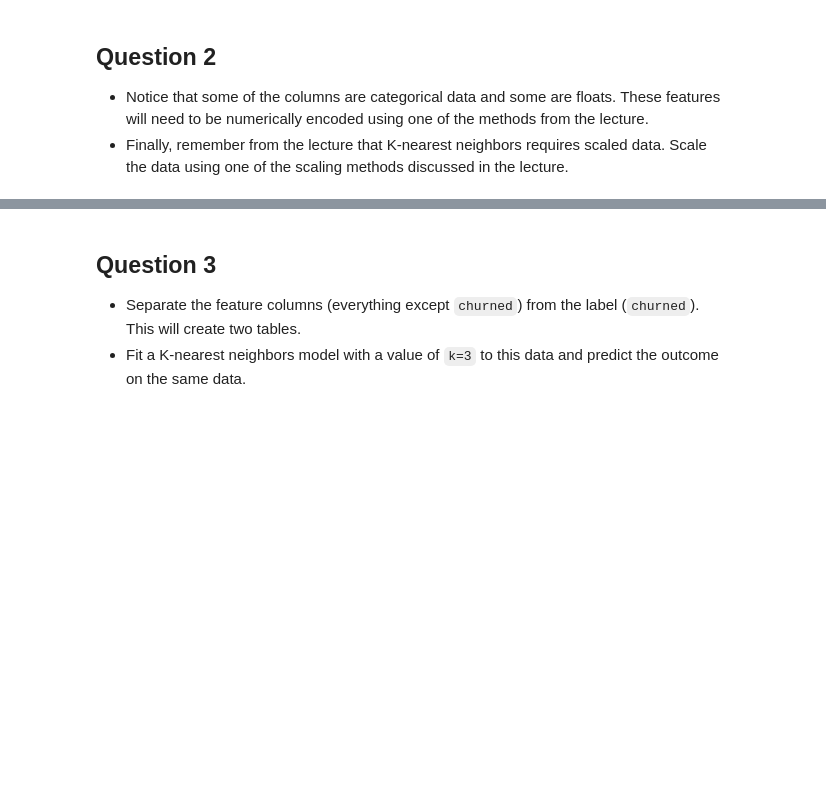
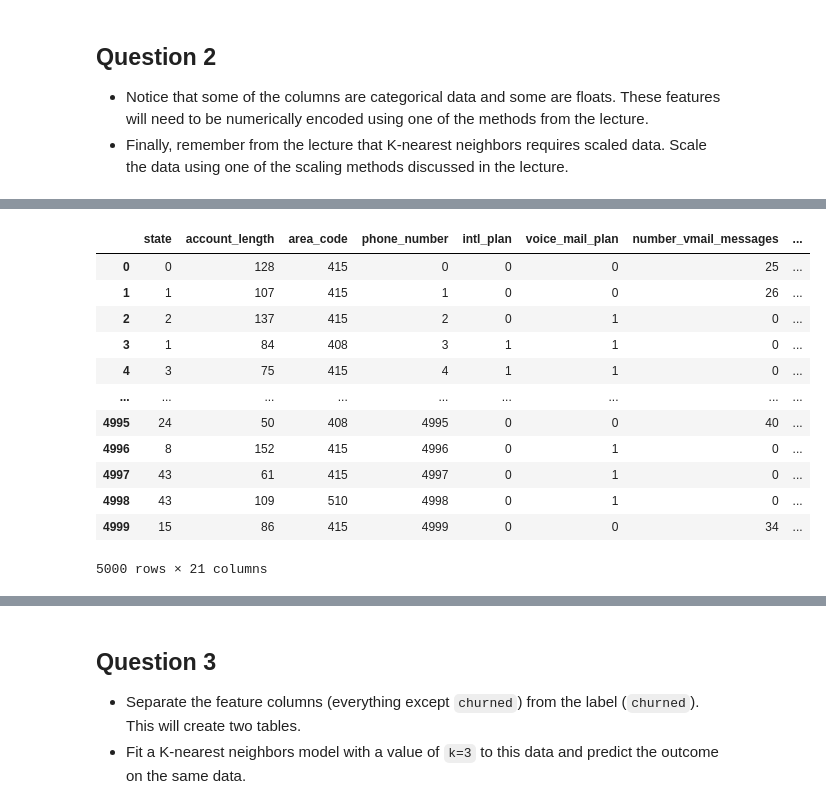
Before and after one commit to arthurabello/intel-machine-learning, a Jupyter notebook: Class2-Introduction_to_Supervised_Learning_and_K_Nearest_Neighbors/Supervised_Learning_and_K_Nearest_Neighbors_Exercises.ipynb, the cells around one changed output, grey strips where cells are left out. Saved outputs shown, nothing was run; the diff lists cells and outputs as text; code cells hidden in the pictures; blank space fills up the shorter version.

```diff
--- a/Class2-Introduction_to_Supervised_Learning_and_K_Nearest_Neighbors/Supervised_Learning_and_K_Nearest_Neighbors_Exercises.ipynb
+++ b/Class2-Introduction_to_Supervised_Learning_and_K_Nearest_Neighbors/Supervised_Learning_and_K_Nearest_Neighbors_Exercises.ipynb
@@ -116,0 +73,46 @@ MaxAbsScaler = MaxAbsScaler()
+# %%
+# numerically encoding it
+
+class NonNumericEncoder:
+
+    def __init__(self):
+        self.mappings = {}
+
+    def encode(self, df: pd.DataFrame) -> pd.DataFrame:
+
+        """
+        Encodes non-numeric columns in a DataFrame using pandas factorization.
+
+        Args:
+            df (pd.DataFrame): The DataFrame at stake.
+
+        Returns:
+            pd.DataFrame: DataFrame with encoded non-numeric columns.
+        """
+
+        non_numeric_columns = df.select_dtypes(exclude=["number"]).columns.tolist()
+
+        for column in non_numeric_columns:
+            df[column], uniques = pd.factorize(df[column])
+            self.mappings[column] = dict(enumerate(uniques))  # store mapping
+
+        return df
+
+
+encoder = NonNumericEncoder()
+df_encoded = encoder.encode(df)
+df_encoded
+# %% [output]
+|  | state | account_length | area_code | phone_number | intl_plan | voice_mail_plan | number_vmail_messages | ... |
+| 0 | 0 | 128 | 415 | 0 | 0 | 0 | 25 | ... |
+| 1 | 1 | 107 | 415 | 1 | 0 | 0 | 26 | ... |
+| 2 | 2 | 137 | 415 | 2 | 0 | 1 | 0 | ... |
+| 3 | 1 | 84 | 408 | 3 | 1 | 1 | 0 | ... |
+| 4 | 3 | 75 | 415 | 4 | 1 | 1 | 0 | ... |
+| ... | ... | ... | ... | ... | ... | ... | ... | ... |
+| 4995 | 24 | 50 | 408 | 4995 | 0 | 0 | 40 | ... |
+| 4996 | 8 | 152 | 415 | 4996 | 0 | 1 | 0 | ... |
+| 4997 | 43 | 61 | 415 | 4997 | 0 | 1 | 0 | ... |
+| 4998 | 43 | 109 | 510 | 4998 | 0 | 1 | 0 | ... |
+| 4999 | 15 | 86 | 415 | 4999 | 0 | 0 | 34 | ... |
+5000 rows × 21 columns
```
Also changed, not shown: parts of 7 cells of this notebook.
